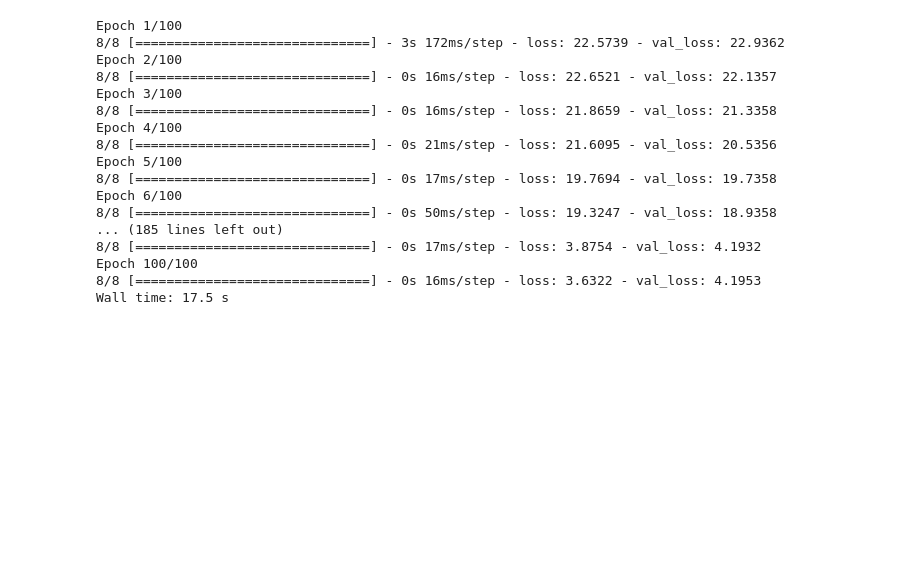
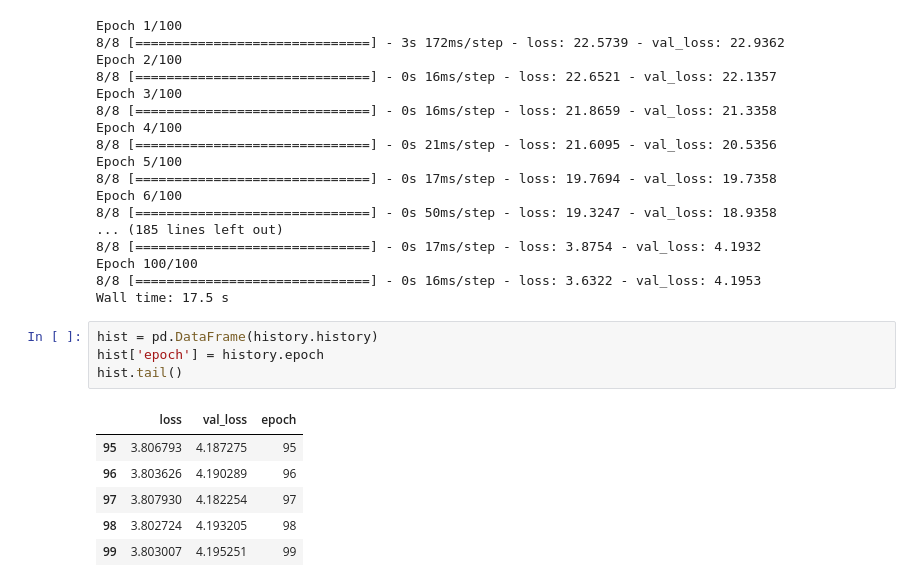
Before and after one commit to ayushblaze/Using-TensorFlow, a Jupyter notebook: Regression.ipynb, the cells around one changed output. Saved outputs shown, nothing was run; the diff lists cells and outputs as text; blank space fills up the shorter version.

```diff
--- a/Regression.ipynb
+++ b/Regression.ipynb
@@ -181,3 +181,14 @@ Epoch 6/100
 Epoch 100/100
 8/8 [==============================] - 0s 16ms/step - loss: 3.6322 - val_loss: 4.1953
 Wall time: 17.5 s
+# %%
+hist = pd.DataFrame(history.history)
+hist['epoch'] = history.epoch
+hist.tail()
+# %% [output]
+|  | loss | val_loss | epoch |
+| 95 | 3.806793 | 4.187275 | 95 |
+| 96 | 3.803626 | 4.190289 | 96 |
+| 97 | 3.807930 | 4.182254 | 97 |
+| 98 | 3.802724 | 4.193205 | 98 |
+| 99 | 3.803007 | 4.195251 | 99 |
```
Also changed, not shown: parts of 3 cells of this notebook.
